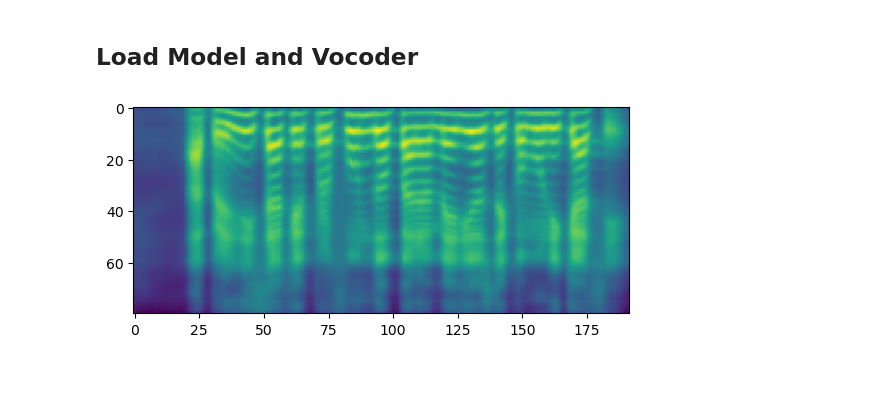
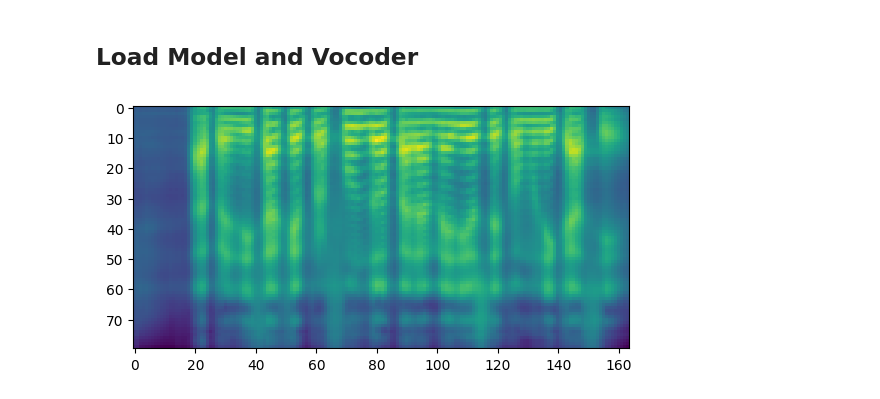
Before and after one commit to HQQHQ/FinetuneSpeechT5-Spanish, a Jupyter notebook: Play_and_Evaluate.ipynb, the cells around one changed output. Saved outputs shown, nothing was run; the diff lists cells and outputs as text; code cells hidden in the pictures.

```diff
--- a/Play_and_Evaluate.ipynb
+++ b/Play_and_Evaluate.ipynb
@@ -48,17 +51,17 @@ vocoder = SpeechT5HifiGan.from_pretrained(
     )
 # %%
 text = "aprendizaje profundo para medios de comunicación" #Deeplearning for Media in Spanish
-speaker_embeddings = torch.load("PowerMan3.pt")#Pick a speaker
+speaker_embeddings = torch.load("SpeakerMan2.pt")#Pick a speaker
 
 inputs = processor(text=text, return_tensors="pt")
 #spectrogram = model.generate_speech(inputs["input_ids"].to("cuda:0"), speaker_embeddings.to("cuda:0"))
 spectrogram = model.generate_speech(inputs["input_ids"], speaker_embeddings)
 #spectrogram_cpu = spectrogram.to("cpu")
 plt.figure()
 plt.imshow(spectrogram.T)
 plt.show()
 # %% [output]
-[figure, old version]
+[figure, new version]
 # %%
 # Now let's listen...
 with torch.no_grad():
```
Also changed, not shown: parts of 3 cells of this notebook.
